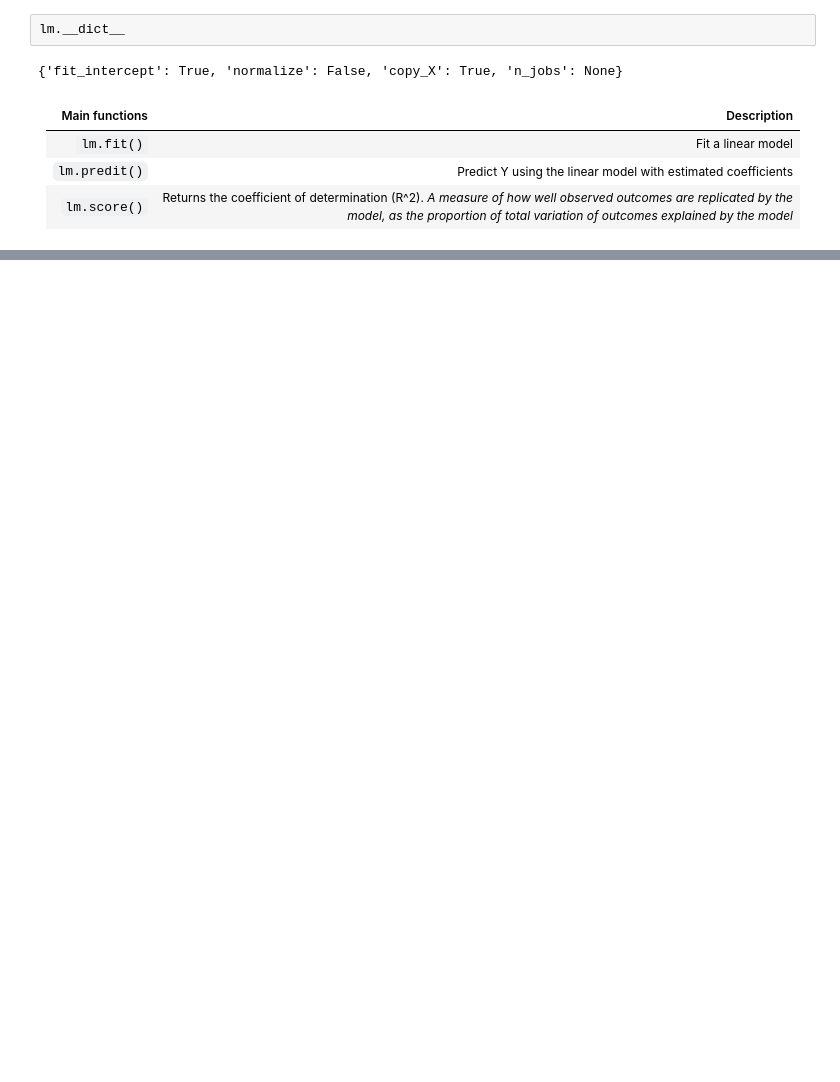
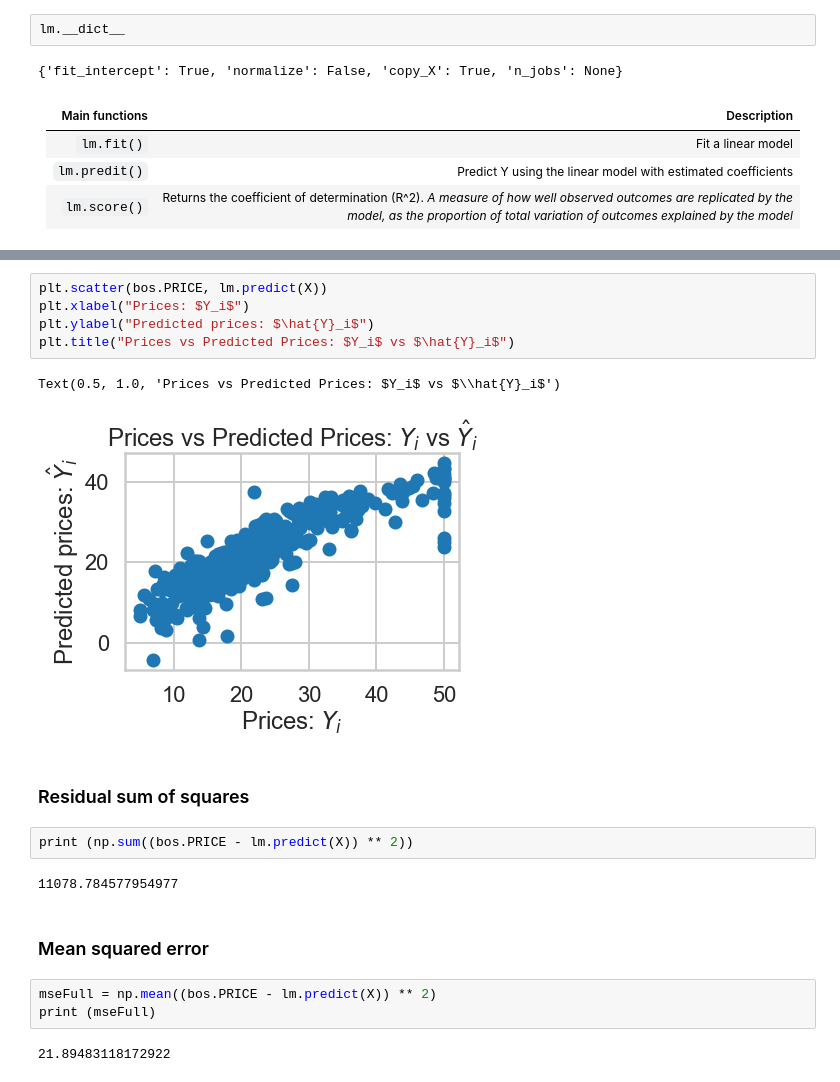
Before and after one commit to vijaypatha/regression_lab, a Jupyter notebook: Regression_Lab/Regression_Lab.ipynb, the cells around one changed output, grey strips where cells are left out. Saved outputs shown, nothing was run; the diff lists cells and outputs as text; blank space fills up the shorter version.

```diff
--- a/Regression_Lab/Regression_Lab.ipynb
+++ b/Regression_Lab/Regression_Lab.ipynb
@@ -289,0 +345,21 @@ lm.
+# %%
+plt.scatter(bos.PRICE, lm.predict(X))
+plt.xlabel("Prices: $Y_i$")
+plt.ylabel("Predicted prices: $\hat{Y}_i$")
+plt.title("Prices vs Predicted Prices: $Y_i$ vs $\hat{Y}_i$")
+# %% [output]
+Text(0.5, 1.0, 'Prices vs Predicted Prices: $Y_i$ vs $\\hat{Y}_i$')
+[figure, added]
+# %% [markdown]
+### Residual sum of squares
+# %%
+print (np.sum((bos.PRICE - lm.predict(X)) ** 2))
+# %% [output]
+11078.784577954977
+# %% [markdown]
+### Mean squared error
+# %%
+mseFull = np.mean((bos.PRICE - lm.predict(X)) ** 2)
+print (mseFull)
+# %% [output]
+21.89483118172922
```
Also changed, not shown: parts of 12 cells of this notebook.
